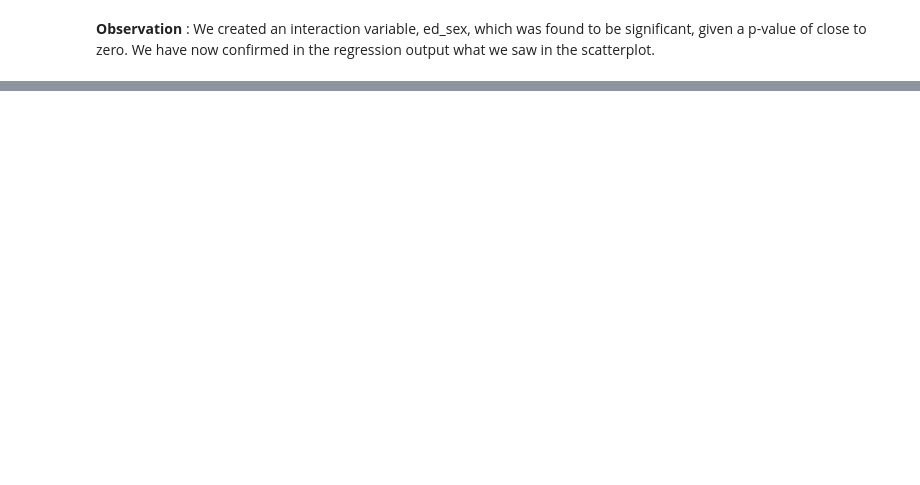
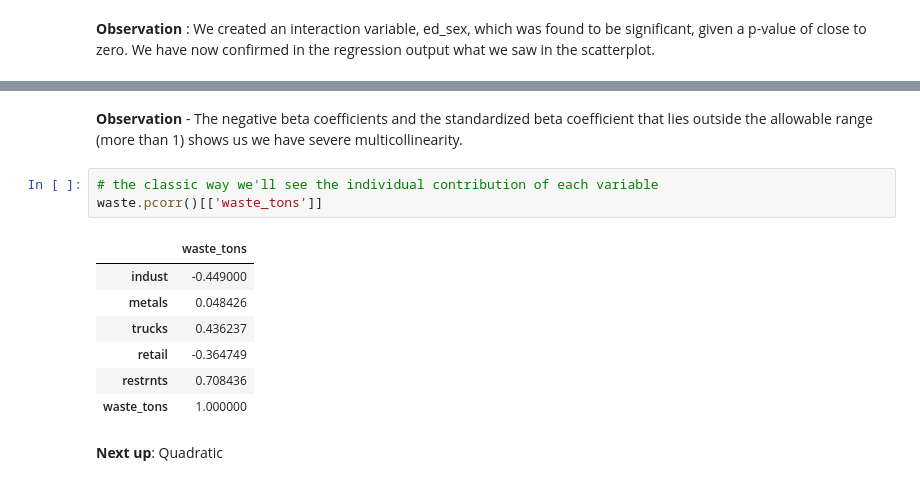
Before and after one commit to green-fruit-2/MachineLearningFoundations, a Jupyter notebook: LinearRegression/LinearRegression.ipynb, the cells around one changed output, grey strips where cells are left out. Drawn from its saved outputs; the diff is of its cells as text; blank space fills up the shorter version.

```diff
--- a/LinearRegression/LinearRegression.ipynb
+++ b/LinearRegression/LinearRegression.ipynb
@@ -729,0 +864,15 @@ __Observation__ : We created an interaction variable, ed_sex, which was found to
+# %% [markdown]
+__Observation__ - The negative beta coefficients and the standardized beta coefficient that lies outside the allowable range (more than 1) shows us we have severe multicollinearity.
+# %%
+# the classic way we'll see the individual contribution of each variable
+waste.pcorr()[['waste_tons']]
+# %% [output]
+|  | waste_tons |
+| indust | -0.449000 |
+| metals | 0.048426 |
+| trucks | 0.436237 |
+| retail | -0.364749 |
+| restrnts | 0.708436 |
+| waste_tons | 1.000000 |
+# %% [markdown]
+__Next up__: Quadratic
```
Also changed, not shown: parts of 46 cells of this notebook.
